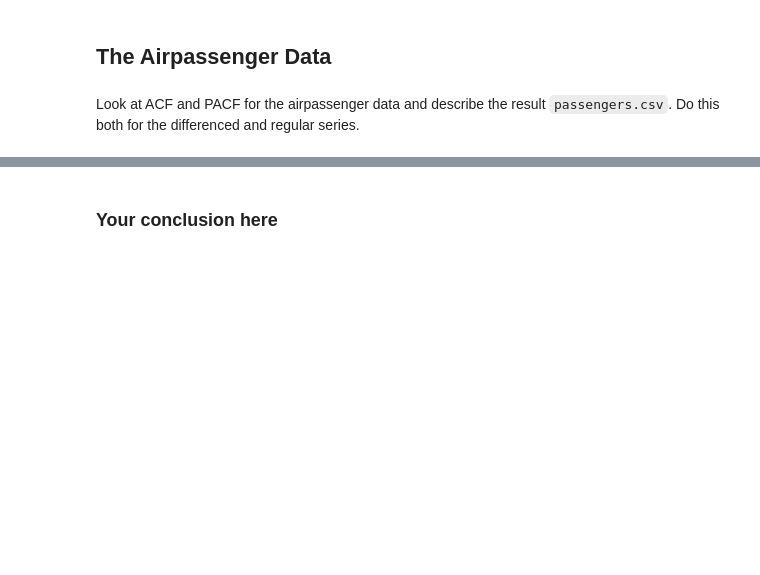
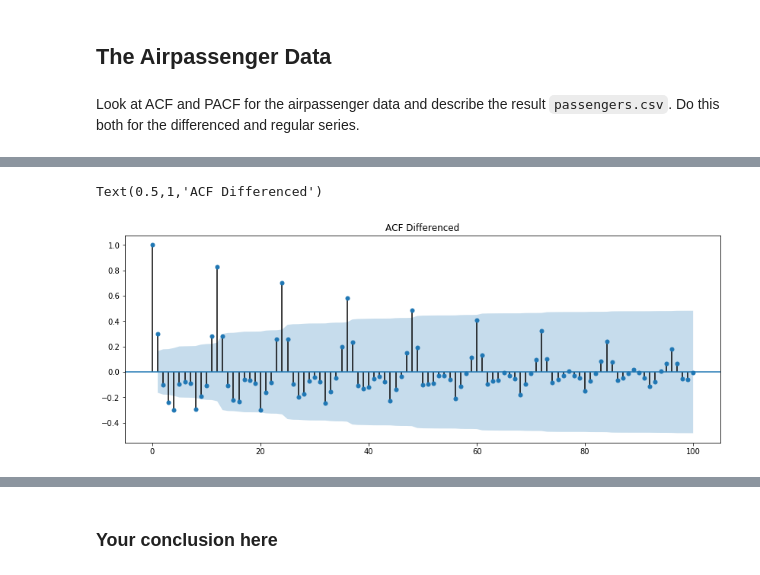
Before and after one commit to MissAle17/dsc-3-26-05-correlation-and-autocorrelation-in-time-series-lab-online-ds-sp-000, a Jupyter notebook: index.ipynb, the cells around one changed output, grey strips where cells are left out. Drawn from its saved outputs; the diff is of its cells as text; code cells hidden in the pictures; blank space fills up the shorter version.

```diff
--- a/index.ipynb
+++ b/index.ipynb
@@ -181,2 +208,6 @@ Look at ACF and PACF for the airpassenger data and describe the result `passenge
+# %%
+# your code here
+air_diff = air.diff(periods=1)
+air_diff.dropna(inplace=True)
 # %%
 # your code here
@@ -183,2 +219,7 @@ Look at ACF and PACF for the airpassenger data and describe the result `passenge
 # %%
 # your code here
+plot_acf(air_diff, lags = 100);
+plt.title("ACF Differenced")
+# %% [output]
+Text(0.5,1,'ACF Differenced')
+[figure, added]
```
Also changed, not shown: parts of 16 cells of this notebook.
